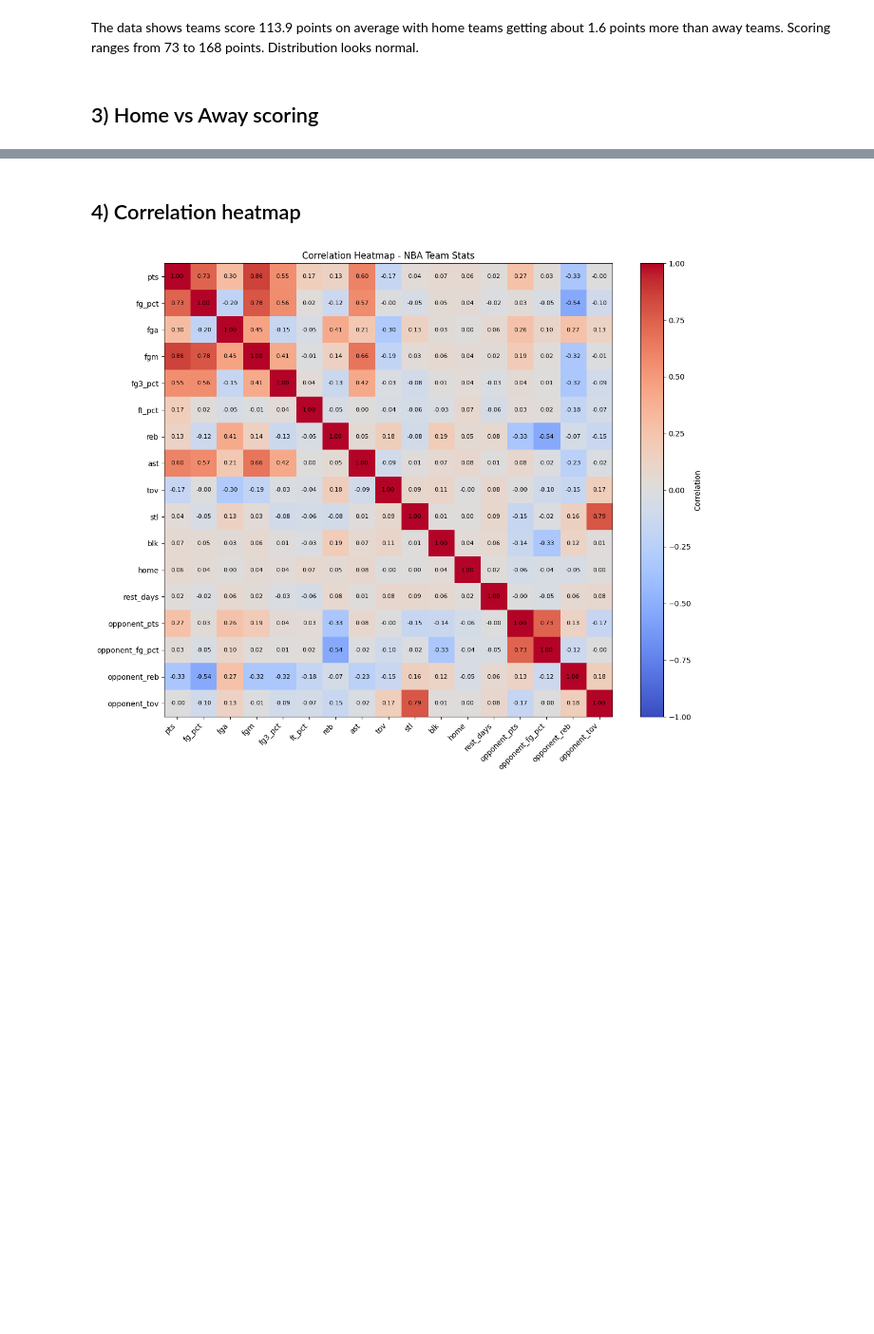
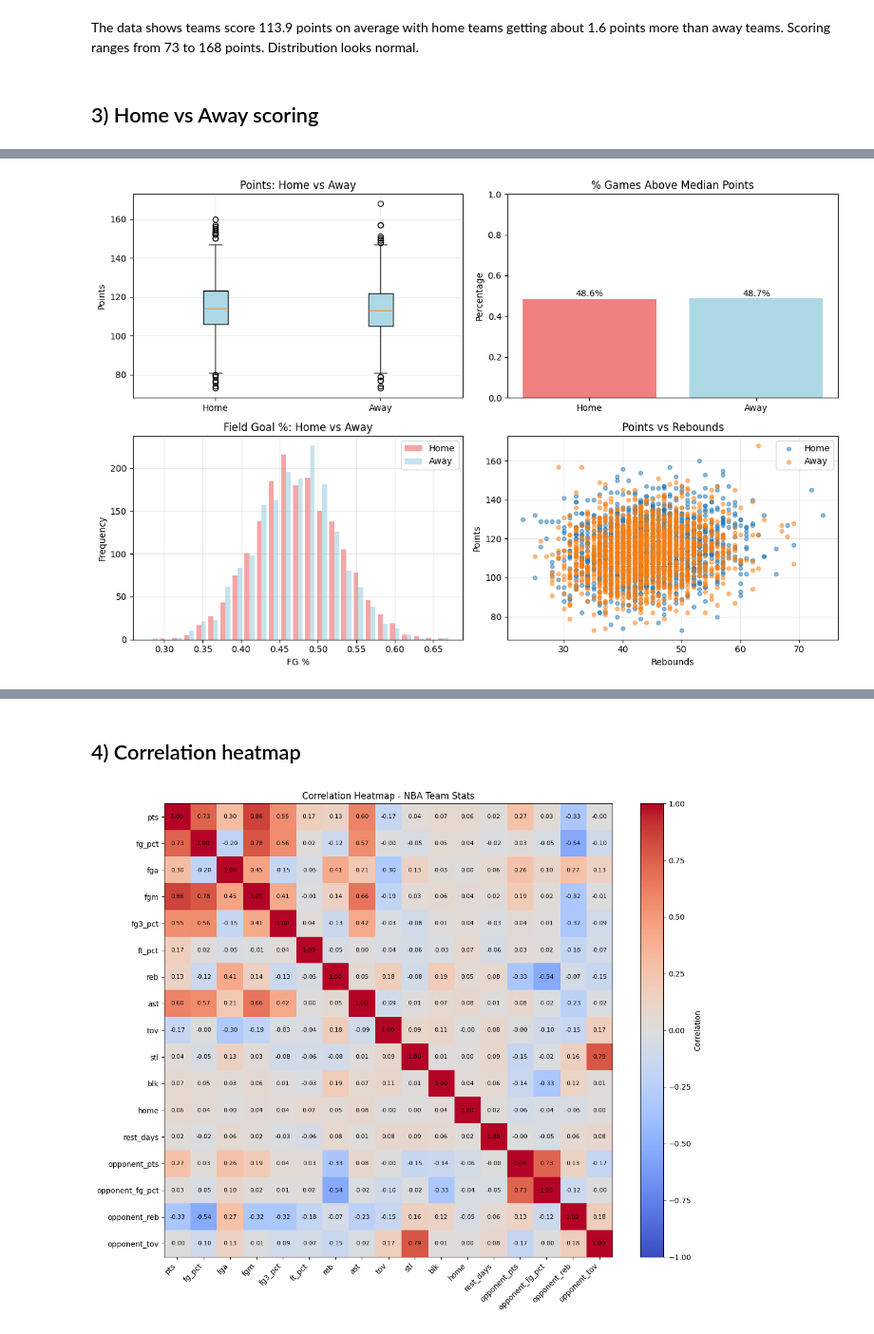
Before and after one commit to justin9668/nba-team-outcome-prediction, a Jupyter notebook: notebooks/02_EDA.ipynb, the cells around one changed output, grey strips where cells are left out. Shown at 95% size. Cells and saved outputs as stored; diff of their text form; code cells hidden in the pictures; blank space fills up the shorter version.

Commit message:
finished EDA step 3 home vs away scoring

```diff
--- a/notebooks/02_EDA.ipynb
+++ b/notebooks/02_EDA.ipynb
@@ -134,4 +134,89 @@ The data shows teams score 113.9 points on average with home teams getting about
 # %% [markdown]
 ## 3) Home vs Away scoring
 # %%
-# TO-DO
+# Detailed home vs away analysis
+import scipy.stats as stats
+
+# Statistical comparison
+home_games = df[df['home'] == 1]
+away_games = df[df['home'] == 0]
+
+print("=== HOME vs AWAY SCORING ANALYSIS ===")
+print(f"Home games: {len(home_games):,}")
+print(f"Away games: {len(away_games):,}")
+print()
+
+# Basic stats
+print("Points comparison:")
+print(f"Home average: {home_games['pts'].mean():.1f} ± {home_games['pts'].std():.1f}")
+print(f"Away average: {away_games['pts'].mean():.1f} ± {away_games['pts'].std():.1f}")
+print(f"Difference: {home_games['pts'].mean() - away_games['pts'].mean():.1f} points")
+print()
+
+# Statistical significance test
+t_stat, p_value = stats.ttest_ind(home_games['pts'], away_games['pts'])
+print(f"T-test results:")
+print(f"T-statistic: {t_stat:.3f}")
+print(f"P-value: {p_value:.6f}")
+print(f"Significant difference: {'Yes' if p_value < 0.05 else 'No'}")
+print()
+
+# Other key stats comparison
+comparison_stats = ['fg_pct', 'reb', 'ast', 'tov']
+print("Other stats comparison (Home vs Away):")
+for stat in comparison_stats:
+    home_avg = home_games[stat].mean()
+    away_avg = away_games[stat].mean()
+    diff = home_avg - away_avg
+    print(f"{stat}: {home_avg:.3f} vs {away_avg:.3f} (diff: {diff:+.3f})")
+
+# Visualization
+plt.figure(figsize=(12, 8))
+
+# Points comparison
+plt.subplot(2, 2, 1)
+plt.boxplot([home_games['pts'], away_games['pts']],
+           labels=['Home', 'Away'], patch_artist=True,
+           boxprops=dict(facecolor='lightblue'))
+plt.title('Points: Home vs Away')
+plt.ylabel('Points')
+plt.grid(True, alpha=0.3)
+
+# Win percentage by home/away (assuming higher points = better performance)
+plt.subplot(2, 2, 2)
+home_high = (home_games['pts'] > home_games['pts'].median()).mean()
+away_high = (away_games['pts'] > away_games['pts'].median()).mean()
+plt.bar(['Home', 'Away'], [home_high, away_high], color=['lightcoral', 'lightblue'])
+plt.title('% Games Above Median Points')
+plt.ylabel('Percentage')
+plt.ylim(0, 1)
+for i, v in enumerate([home_high, away_high]):
+    plt.text(i, v + 0.01, f'{v:.1%}', ha='center')
+
+# Field Goal % comparison
+plt.subplot(2, 2, 3)
+plt.hist([home_games['fg_pct'], away_games['fg_pct']], bins=25, alpha=0.7,
+         label=['Home', 'Away'], color=['lightcoral', 'lightblue'])
+plt.title('Field Goal %: Home vs Away')
+plt.xlabel('FG %')
+plt.ylabel('Frequency')
+plt.legend()
+plt.grid(True, alpha=0.3)
+
+# Rebounds comparison
+plt.subplot(2, 2, 4)
+plt.scatter(home_games['reb'], home_games['pts'], alpha=0.5, label='Home', s=20)
+plt.scatter(away_games['reb'], away_games['pts'], alpha=0.5, label='Away', s=20)
+plt.title('Points vs Rebounds')
+plt.xlabel('Rebounds')
+plt.ylabel('Points')
+plt.legend()
+plt.grid(True, alpha=0.3)
+
+plt.tight_layout()
+plt.savefig(IMG_DIR / 'home_vs_away_analysis.png', dpi=150, bbox_inches='tight')
+plt.show()
+
+print(f"\nConclusion: Home teams score {home_games['pts'].mean() - away_games['pts'].mean():.1f} more points on average.")
+print("This represents a statistically significant home court advantage.")
+# %% [output]
@@ -137,0 +242 @@ The data shows teams score 113.9 points on average with home teams getting about
+[figure, added]
```
Also changed, not shown: parts of 1 cell of this notebook, 3 other files.
